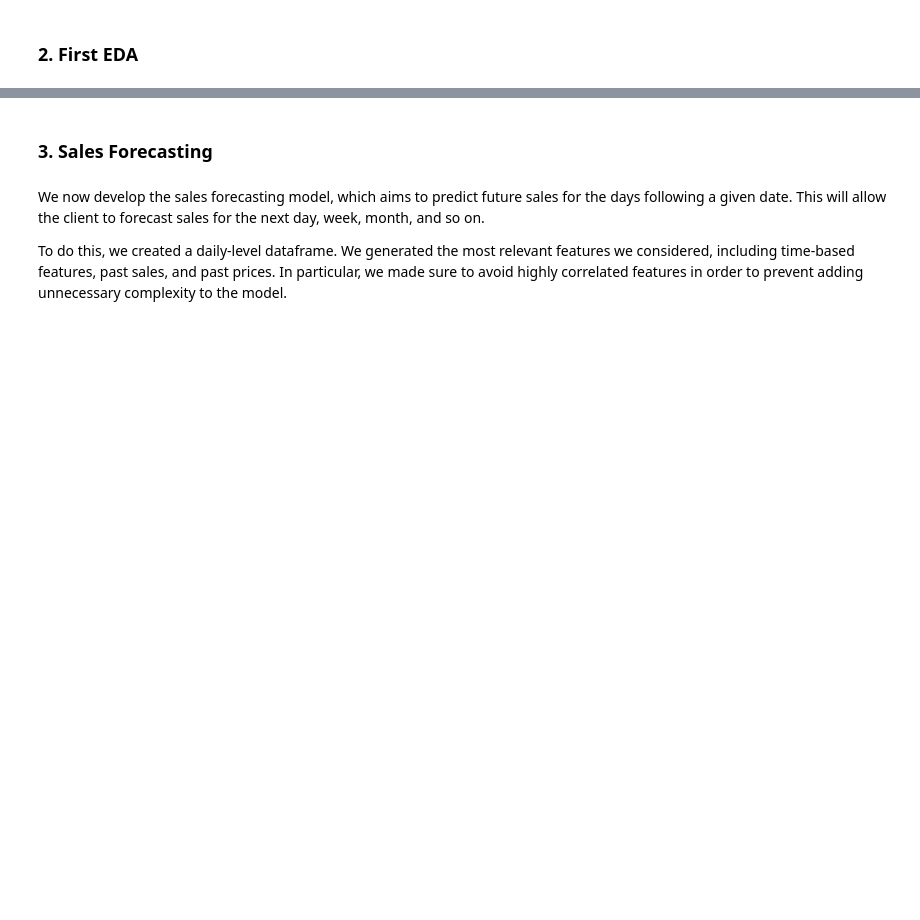
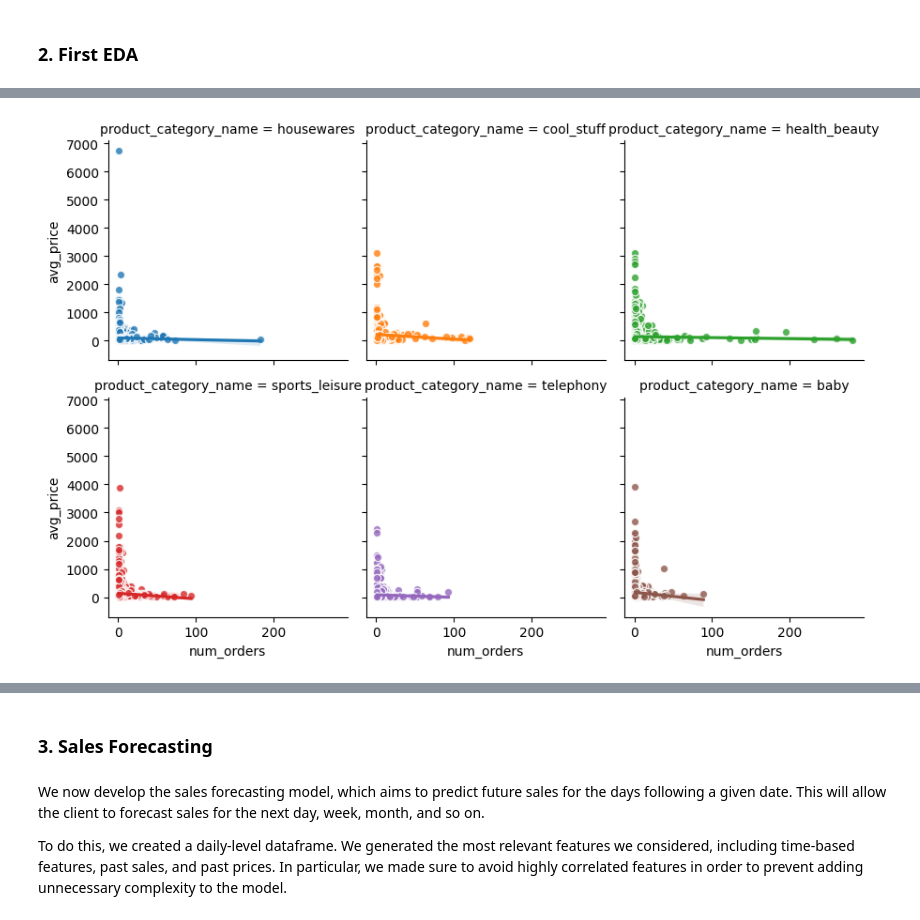
Before and after one commit to joseprs/MetyisProgrammingChallenge, a Jupyter notebook: regression.ipynb, the cells around one changed output, grey strips where cells are left out. Drawn from its saved outputs; the diff is of its cells as text; code cells hidden in the pictures; blank space fills up the shorter version.

```diff
--- a/regression.ipynb
+++ b/regression.ipynb
@@ -98,0 +135,13 @@ df = df[df["product_category_name"]== "health_beauty"]
+# %%
+# creating dataframe with price and prders per product and product group
+group_product = df[["product_id","product_category_name","order_id","price"]].groupby(["product_id","product_category_name"]).agg(
+    avg_price=("price","mean"), num_orders=("order_id","count"), num_prices=("price",pd.Series.nunique)
+    )
+group_product = group_product.reset_index()
+group_product = group_product[group_product["product_category_name"].isin(["telephony","baby","cool_stuff","health_beauty", "sports_leisure","housewares"])]
+
+# price per product
+sns.lmplot(data=group_product, x="num_orders", y="avg_price", col="product_category_name", hue="product_category_name",scatter_kws={"edgecolor": 'w'}, col_wrap=3, height=3)
+plt.show()
+# %% [output]
+[figure, added]
```
Also changed, not shown: parts of 5 cells of this notebook, 1 other file.
